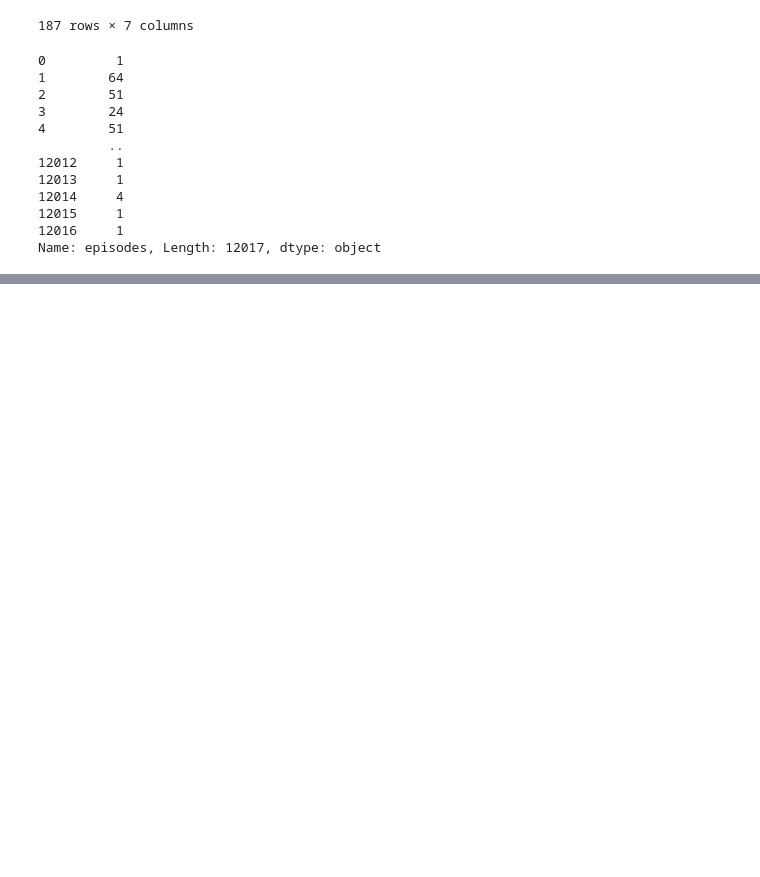
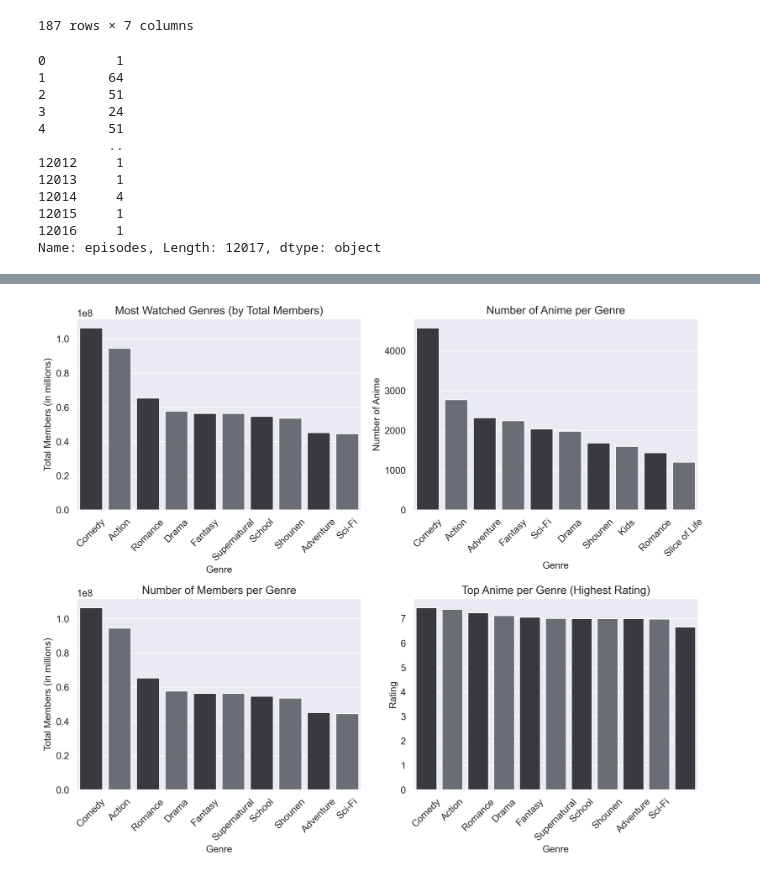
Before and after one commit to kunal-mallick/Anime_Recommendations_System, a Jupyter notebook: Data Preprocessing & EDA/EDA.ipynb, the cells around one changed output, grey strips where cells are left out. Drawn from its saved outputs; the diff is of its cells as text; code cells hidden in the pictures; blank space fills up the shorter version.

```diff
--- a/Data Preprocessing & EDA/EDA.ipynb
+++ b/Data Preprocessing & EDA/EDA.ipynb
@@ -477,0 +594,20 @@ plt.show()
+# %%
+#Split the genre column into individual genres
+anime_df['genre'] = anime_df['genre'].str.split(', ')
+
+# Explode the genre column to handle multiple genres per anime
+anime_genres = anime_df.explode('genre')
+# %%
+genre_avg_rating = anime_genres.groupby('genre')['rating'].mean().sort_values(ascending=False)
+# %%
+# Extract the top 4 genres and group the rest into 'Others'
+top_4_genres = genre_avg_rating.head(10).index
+anime_genres['grouped_genre'] = anime_genres['genre'].apply(lambda x: x if x in top_4_genres else 'Others')
+
+# Calculate the average rating for each grouped genre
+top_anime_per_genre = (
+    anime_genres.groupby('grouped_genre')['rating']
+    .mean()
+    .reset_index()
+    .sort_values(by='rating', ascending=False)
+)
@@ -477,0 +629,38 @@ plt.show()
+# %%
+fig, axes = plt.subplots(2, 2, figsize=(12, 10))
+colors = ['#373A40', '#686D76']
+
+
+# Most watched genre
+sns.barplot(ax=axes[0, 0], x=most_watched_genre.head(10).index, y=most_watched_genre.head(10), palette=colors)
+axes[0, 0].set_title('Most Watched Genres (by Total Members)', fontsize=14)
+axes[0, 0].set_xlabel('Genre', fontsize=12)
+axes[0, 0].set_ylabel('Total Members (in millions)', fontsize=12)
+axes[0, 0].set_xticklabels(axes[0, 0].get_xticklabels(), rotation=45)
+
+# Number of anime per genre
+sns.barplot(ax=axes[0, 1], x=anime_count_per_genre.head(10).index, y=anime_count_per_genre.head(10), palette=colors)
+axes[0, 1].set_title('Number of Anime per Genre', fontsize=14)
+axes[0, 1].set_xlabel('Genre', fontsize=12)
+axes[0, 1].set_ylabel('Number of Anime', fontsize=12)
+axes[0, 1].set_xticklabels(axes[0, 1].get_xticklabels(), rotation=45)
+
+# Plot for number of members per genre
+sns.barplot(ax=axes[1, 0], x=members_per_genre.head(10).index, y=members_per_genre.head(10), palette=colors)
+axes[1, 0].set_title('Number of Members per Genre', fontsize=14)
+axes[1, 0].set_xlabel('Genre', fontsize=12)
+axes[1, 0].set_ylabel('Total Members (in millions)', fontsize=12)
+axes[1, 0].set_xticklabels(axes[1, 0].get_xticklabels(), rotation=45)
+
+# Top anime per genre (highest rating)
+sns.barplot(ax=axes[1, 1], x='grouped_genre', y='rating', data=top_anime_per_genre, palette=colors)
+axes[1, 1].set_title('Top Anime per Genre (Highest Rating)', fontsize=14)
+axes[1, 1].set_xlabel('Genre', fontsize=12)
+axes[1, 1].set_ylabel('Rating', fontsize=12)
+axes[1, 1].set_xticklabels(axes[1, 0].get_xticklabels(), rotation=45)
+
+
+plt.tight_layout()
+plt.show()
+# %% [output]
+[figure, added]
```
Also changed, not shown: parts of 14 cells of this notebook.
